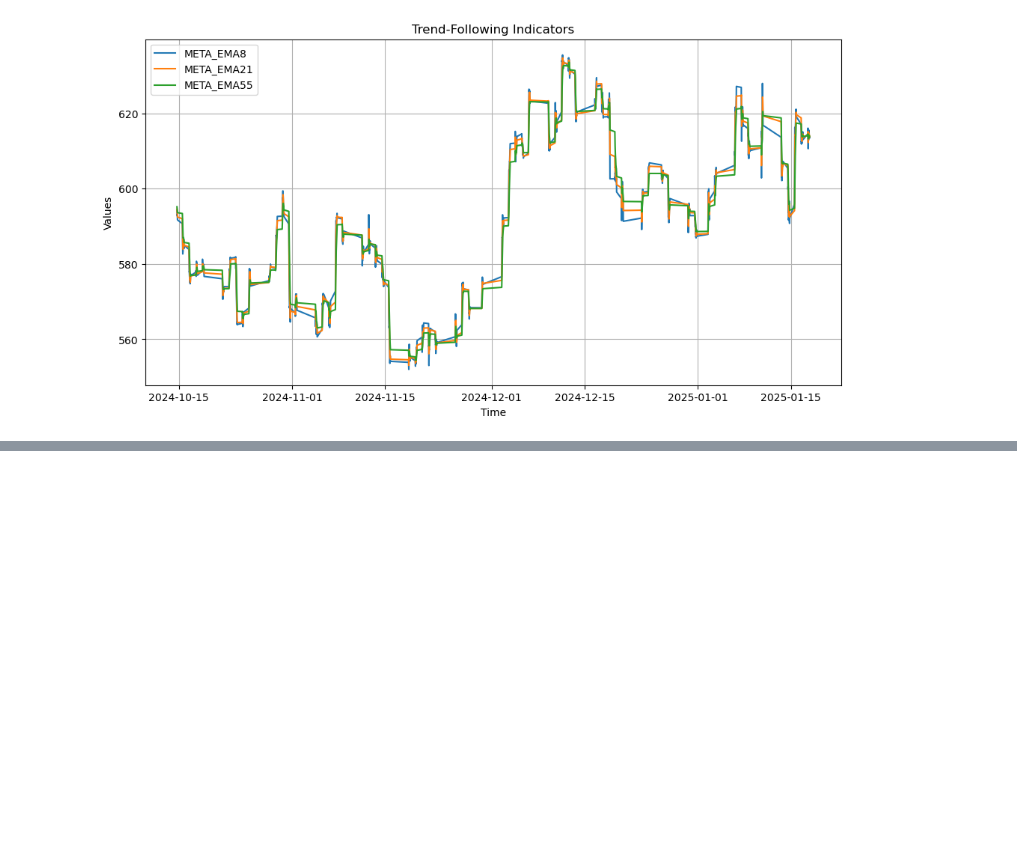
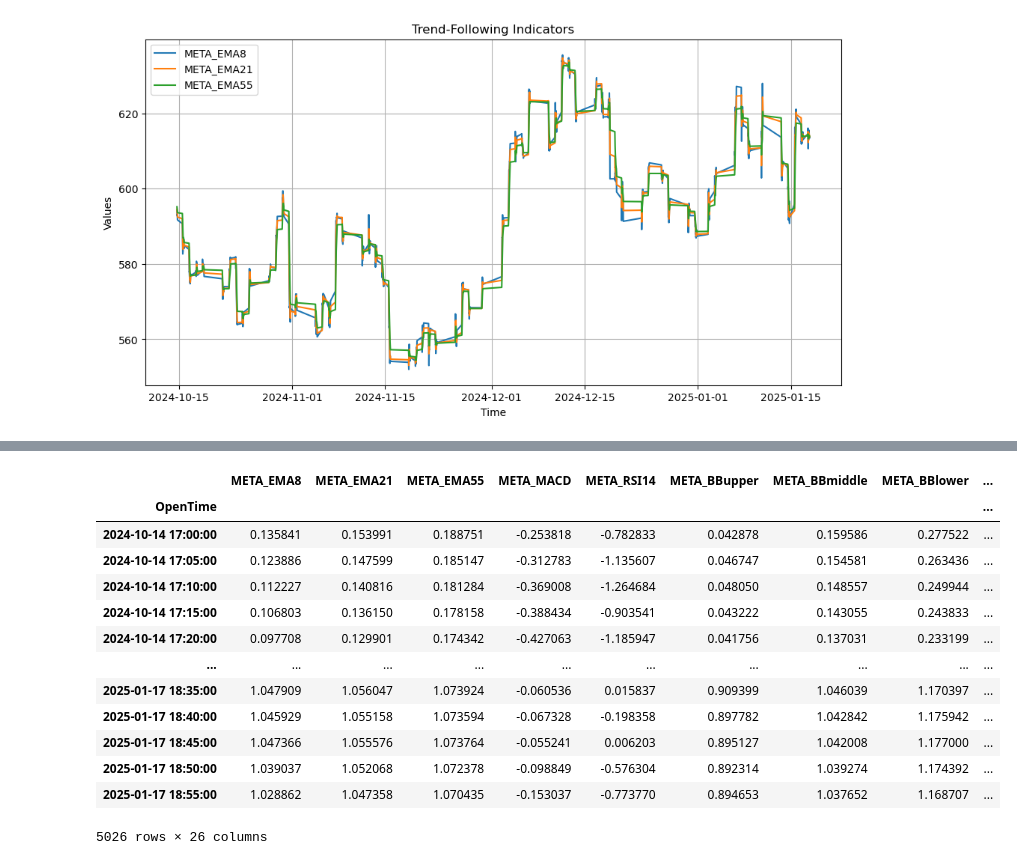
Before and after one commit to nite4/mscfe-masters-project, a Jupyter notebook: src/feature_engineering.ipynb, the cells around one changed output, grey strips where cells are left out. Drawn from its saved outputs; the diff is of its cells as text; code cells hidden in the pictures; blank space fills up the shorter version.

Commit message:
added normalized function

```diff
--- a/src/feature_engineering.ipynb
+++ b/src/feature_engineering.ipynb
@@ -168,0 +164,4 @@ plot_features(feat, features, title='Momentum Indicators')
+# %%
+feat = feature_engineering.create_features(ticker_eqt, ticker_cpy, df_equity.reset_index(), df_crypto.reset_index(), config, dropna=True)
+feat_norm, standard_scaler = feature_engineering.normalized_features(feat, scaler='StandardScaler')
+feat_minmax, minmax_scaler = feature_engineering.normalized_features(feat, scaler='MinMax')
@@ -168,0 +176,17 @@ plot_features(feat, features, title='Momentum Indicators')
+# %%
+feat_norm
+# %% [output]
+|  | META_EMA8 | META_EMA21 | META_EMA55 | META_MACD | META_RSI14 | META_BBupper | META_BBmiddle | META_BBlower | ... |
+| OpenTime |  |  |  |  |  |  |  |  | ... |
+| 2024-10-14 17:00:00 | 0.135841 | 0.153991 | 0.188751 | -0.253818 | -0.782833 | 0.042878 | 0.159586 | 0.277522 | ... |
+| 2024-10-14 17:05:00 | 0.123886 | 0.147599 | 0.185147 | -0.312783 | -1.135607 | 0.046747 | 0.154581 | 0.263436 | ... |
+| 2024-10-14 17:10:00 | 0.112227 | 0.140816 | 0.181284 | -0.369008 | -1.264684 | 0.048050 | 0.148557 | 0.249944 | ... |
+| 2024-10-14 17:15:00 | 0.106803 | 0.136150 | 0.178158 | -0.388434 | -0.903541 | 0.043222 | 0.143055 | 0.243833 | ... |
+| 2024-10-14 17:20:00 | 0.097708 | 0.129901 | 0.174342 | -0.427063 | -1.185947 | 0.041756 | 0.137031 | 0.233199 | ... |
+| ... | ... | ... | ... | ... | ... | ... | ... | ... | ... |
+| 2025-01-17 18:35:00 | 1.047909 | 1.056047 | 1.073924 | -0.060536 | 0.015837 | 0.909399 | 1.046039 | 1.170397 | ... |
+| 2025-01-17 18:40:00 | 1.045929 | 1.055158 | 1.073594 | -0.067328 | -0.198358 | 0.897782 | 1.042842 | 1.175942 | ... |
+| 2025-01-17 18:45:00 | 1.047366 | 1.055576 | 1.073764 | -0.055241 | 0.006203 | 0.895127 | 1.042008 | 1.177000 | ... |
+| 2025-01-17 18:50:00 | 1.039037 | 1.052068 | 1.072378 | -0.098849 | -0.576304 | 0.892314 | 1.039274 | 1.174392 | ... |
+| 2025-01-17 18:55:00 | 1.028862 | 1.047358 | 1.070435 | -0.153037 | -0.773770 | 0.894653 | 1.037652 | 1.168707 | ... |
+5026 rows × 26 columns
```
Also changed, not shown: parts of 7 cells of this notebook, 1 other file.
